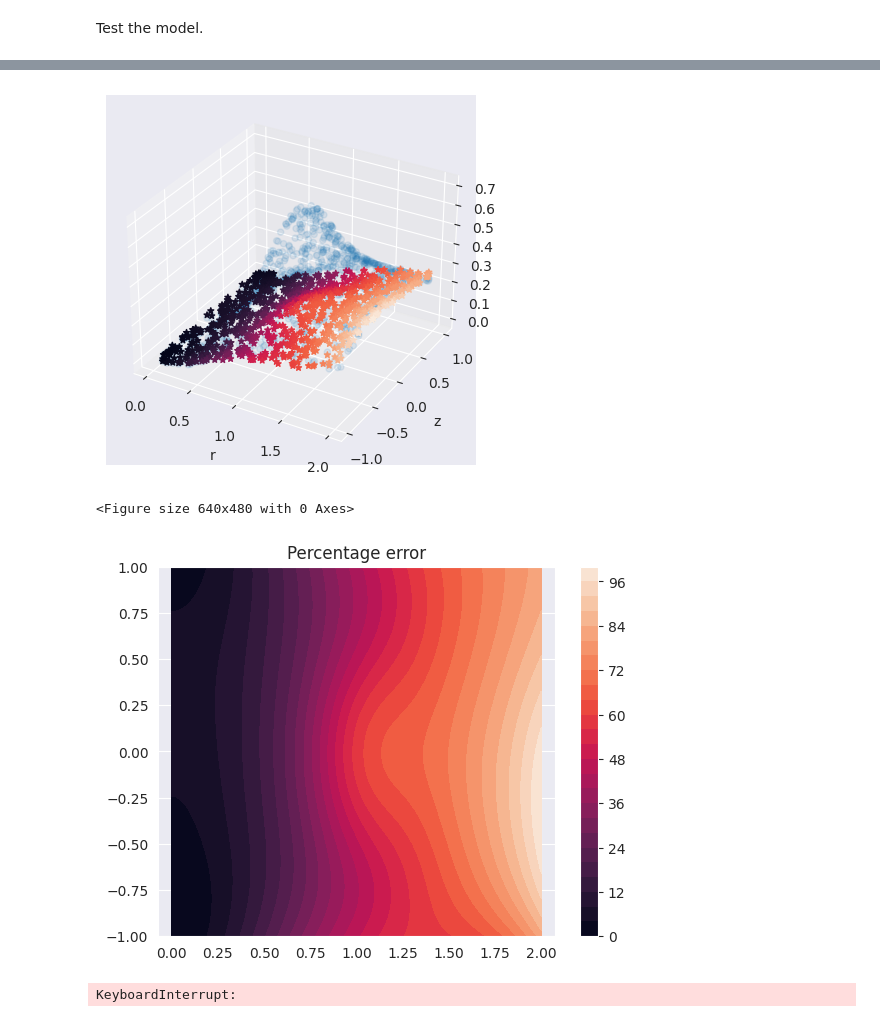
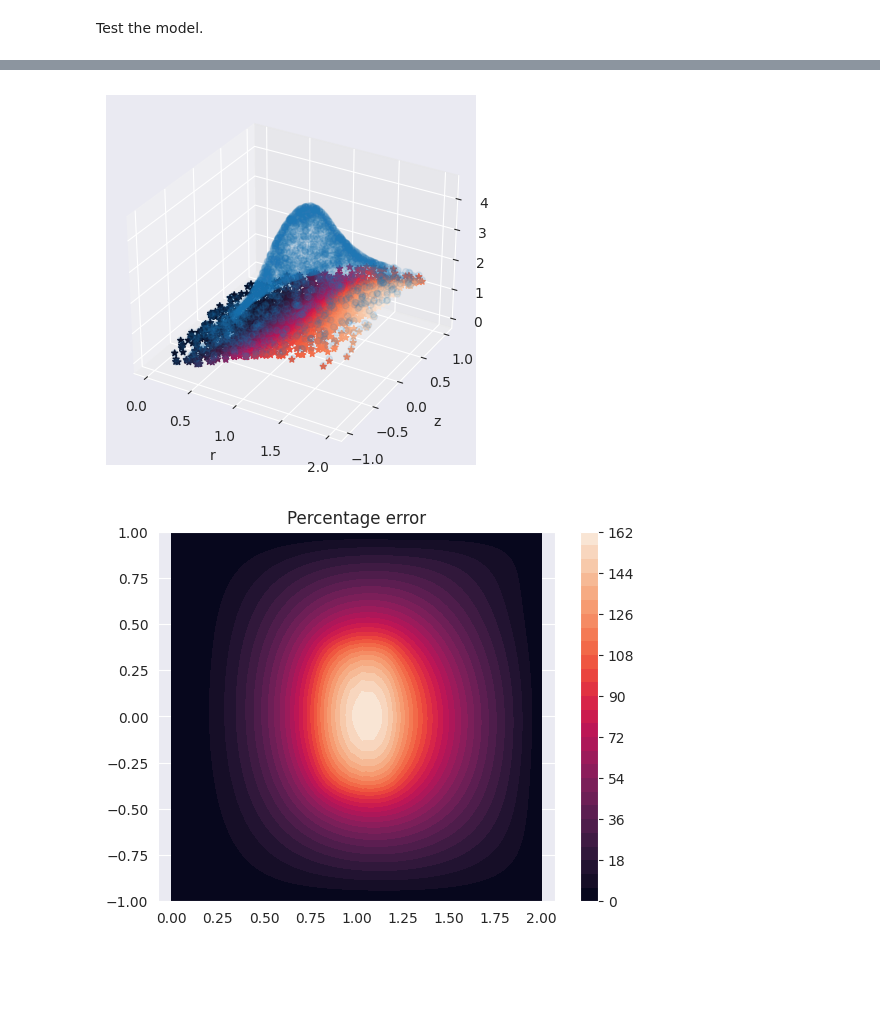
Before and after one commit to matteobonotto/Physics-informed-neural-networks, a Jupyter notebook: main_PINN_magnetostatic_square_coil.ipynb, the cells around one changed output, grey strips where cells are left out. Drawn from its saved outputs; the diff is of its cells as text; code cells hidden in the pictures; blank space fills up the shorter version.

Commit message:
Notebook PINN magnetostatic

```diff
--- a/main_PINN_magnetostatic_square_coil.ipynb
+++ b/main_PINN_magnetostatic_square_coil.ipynb
@@ -39,15 +39,18 @@ from CoilClassDesign import *
 Load some reference data, such as the boundary conditions and the *collocation poits*, i.e., the points where we are going to enforce that the derivatives of the network will satisfy the magnetostatic equation.
 # %%
 coil_center = np.array([1,0])
-delta_r = .2
-delta_z = .4
+delta_r = .4
+delta_z = .8
+
+# delta_r = 1
+# delta_z = 1
 
 coil = coil_center + np.array([
-    [delta_r,-delta_z],
-    [delta_r,delta_z],
-    [-delta_r,delta_z],
-    [-delta_r,-delta_z],
-    [delta_r,-delta_z],
+    [.5*delta_r,-.5*delta_z],
+    [.5*delta_r,.5*delta_z],
+    [-.5*delta_r,.5*delta_z],
+    [-.5*delta_r,-.5*delta_z],
+    [.5*delta_r,-.5*delta_z],
 ])
 
 box = np.array([
@@ -100,8 +109,8 @@ from IETy.funEquil import fun_Field_Coil
 source = {}
 source['R'] = [coil_center[0]]
 source['Z'] = [coil_center[1]]
-source['DR'] = [2*delta_r]
-source['DZ'] = [2*delta_z]
+source['DR'] = [delta_r]
+source['DZ'] = [delta_z]
 
 points = {}
 points['R'] = RR.reshape(-1,1)
@@ -114,10 +123,13 @@ res_a,res_br,res_bz,res_psi = fun_Field_Coil(
     )
 
 J = 1e+6
-Area = 4*delta_r*delta_z
+# J=1
+Area = delta_r*delta_z
 I = J*Area
-psi_grid = res_psi*I
+psi_grid = res_psi*I*2*np.pi
 
+# print(np.mean(J_source)*delta_r*delta_z)
+# print(np.mean(J_source)*delta_r*delta_z)
 
 plt.figure()
 plt.contourf(RR,ZZ,psi_grid.reshape(RR.shape),30)
@@ -134,12 +146,8 @@ plt.show()
 source = {}
 source['R'] = [coil_center[0]]
 source['Z'] = [coil_center[1]]
-source['DR'] = [2*delta_r]
-source['DZ'] = [2*delta_z]
-
-J = 1e+6
-Area = 4*delta_r*delta_z
-I = J*Area
+source['DR'] = [delta_r]
+source['DZ'] = [delta_z]
 
 points = {}
 points['R'] = BCs_pts[:,0].reshape(-1,1)
@@ -149,7 +157,7 @@ res_a,res_br,res_bz,res_psi = fun_Field_Coil(
     points,
     NGauss = 10
     )
-psi_BCs = res_psi*I
+psi_BCs = res_psi*2*np.pi*I
 
 points = {}
 points['R'] = coll_pts[:,0].reshape(-1,1)
@@ -159,7 +167,7 @@ res_a,res_br,res_bz,res_psi = fun_Field_Coil(
     points,
     NGauss = 10
     )
-psi_coll_pts = res_psi*I
+psi_coll_pts = res_psi*I*2*np.pi
 
 
 
@@ -528,7 +476,7 @@ sol_ref = res_psi
 
 plt.figure()
 plt.contourf(X_grid, Y_grid, np.reshape(
-    100*abs(sol_PINN - sol_ref.reshape(-1, 1)), X_grid.shape)/max(np.abs(sol_PINN)), 30)
+    100*abs(sol_PINN - psi_grid.reshape(-1, 1)), X_grid.shape)/max(np.abs(sol_PINN)), 30)
 plt.axis('equal')
 plt.colorbar()
 plt.title('Percentage error')
@@ -541,4 +487,2 @@ plt.show()
-[figure, old version]
+[figure, new version]
-<Figure size 640x480 with 0 Axes>
-[figure, old version]
+[figure, new version]
-KeyboardInterrupt:
```
Also changed, not shown: parts of 17 cells of this notebook.
